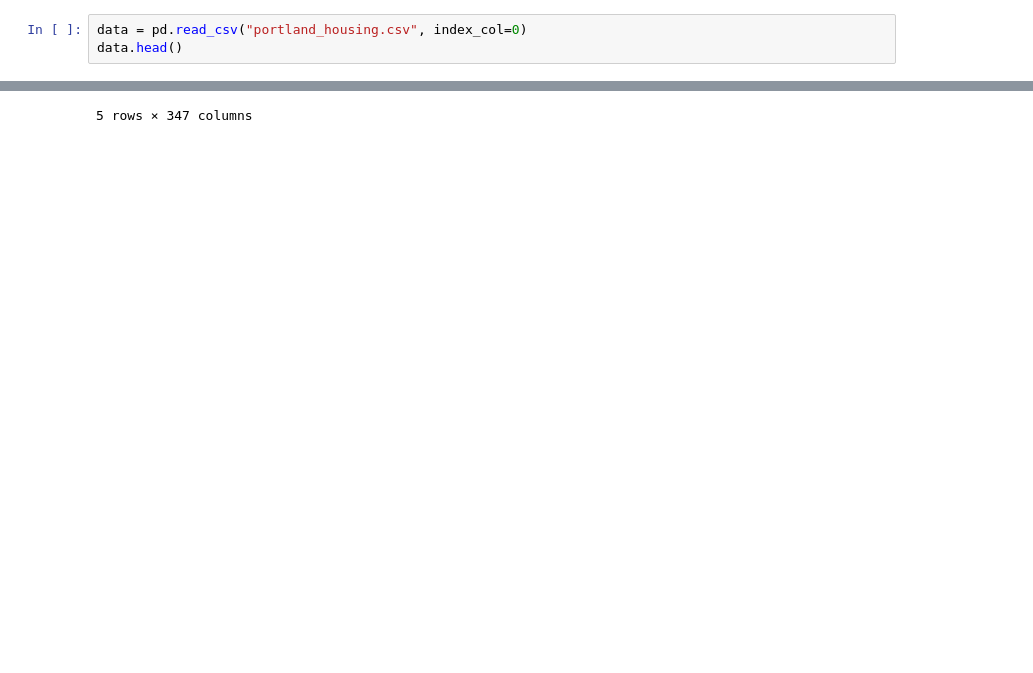
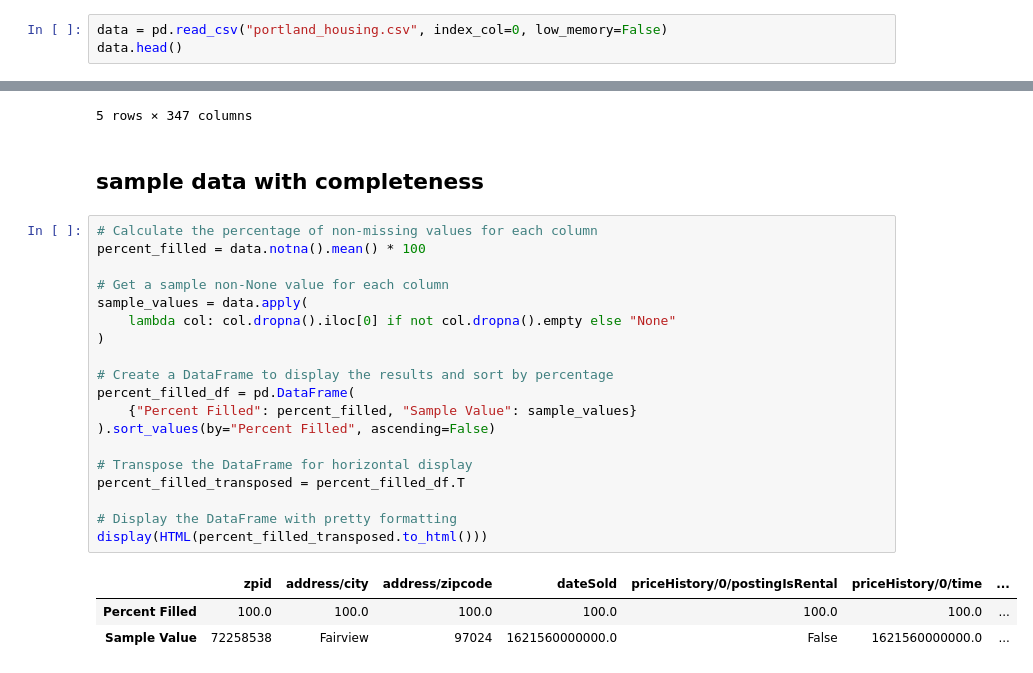
Before and after one commit to azizabousam1/Housing-Market-Analysis, a Jupyter notebook: housing-market-analysis.ipynb, the cells around one changed output, grey strips where cells are left out. Saved outputs shown, nothing was run; the diff lists cells and outputs as text; blank space fills up the shorter version.

Commit message:
updated to use precommit and added data analysis

```diff
--- a/housing-market-analysis.ipynb
+++ b/housing-market-analysis.ipynb
@@ -6,5 +13,5 @@ import matplotlib.pyplot as plt
 # %%
-data = pd.read_csv("portland_housing.csv", index_col=0)
+data = pd.read_csv("portland_housing.csv", index_col=0, low_memory=False)
 data.head()
 # %% [output]
 |  | address/city | address/zipcode | bathrooms | bedrooms | brokerageName | dateSold | daysOnZillow | ... |
@@ -15,3 +22,28 @@ data.head()
 | 19309 NE Glisan St | Portland | 97230 | 1.0 | 3.0 | Premiere Property Group, LLC | 1.622760e+12 | 11.0 | ... |
 | 25-65 NW 20th St | Gresham | 97030 | 3.0 | 6.0 | NaN | 1.622510e+12 | 14.0 | ... |
 5 rows × 347 columns
+# %% [markdown]
+## sample data with completeness
+# %%
+# Calculate the percentage of non-missing values for each column
+percent_filled = data.notna().mean() * 100
+
+# Get a sample non-None value for each column
+sample_values = data.apply(
+    lambda col: col.dropna().iloc[0] if not col.dropna().empty else "None"
+)
+
+# Create a DataFrame to display the results and sort by percentage
+percent_filled_df = pd.DataFrame(
+    {"Percent Filled": percent_filled, "Sample Value": sample_values}
+).sort_values(by="Percent Filled", ascending=False)
+
+# Transpose the DataFrame for horizontal display
+percent_filled_transposed = percent_filled_df.T
+
+# Display the DataFrame with pretty formatting
+display(HTML(percent_filled_transposed.to_html()))
+# %% [output]
+|  | zpid | address/city | address/zipcode | dateSold | priceHistory/0/postingIsRental | priceHistory/0/time | ... |
+| Percent Filled | 100.0 | 100.0 | 100.0 | 100.0 | 100.0 | 100.0 | ... |
+| Sample Value | 72258538 | Fairview | 97024 | 1621560000000.0 | False | 1621560000000.0 | ... |
```
Also changed, not shown: parts of 4 cells of this notebook, 4 other files.
